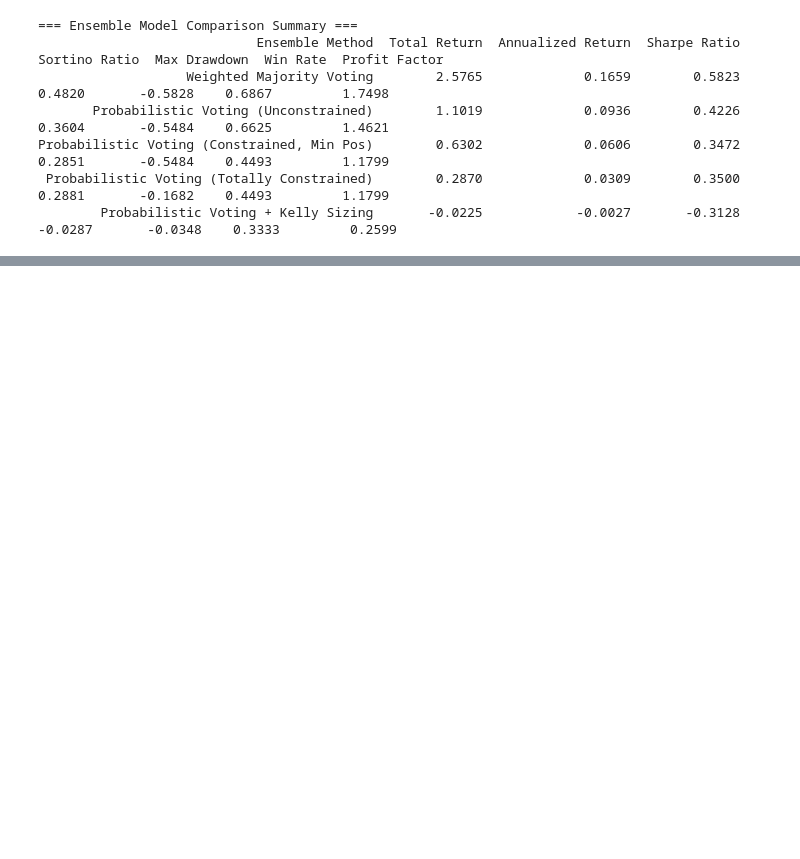
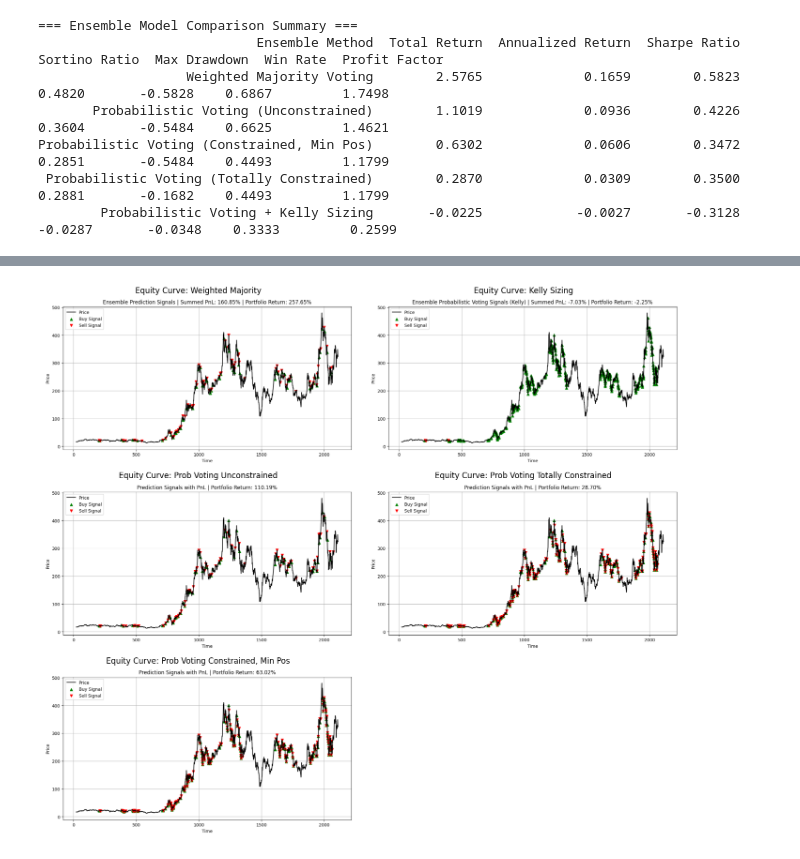
Before and after one commit to Stef-creator/chromo-ensemble-trading-strategies, a Jupyter notebook: notebook.ipynb, the cells around one changed output, grey strips where cells are left out. Drawn from its saved outputs; the diff is of its cells as text; code cells hidden in the pictures; blank space fills up the shorter version.

```diff
--- a/notebook.ipynb
+++ b/notebook.ipynb
@@ -652,0 +650,36 @@ This research pipeline lays the foundation for deploying robust, interpretable,
+# %%
+weighted = mpimg.imread('plots/ensemble_weighted_voting_prediction_signals.png')
+unconstrained = mpimg.imread('plots/ensemble_probabilistic_voting_signals_positionsize_1_sl_1.png')
+totally_constrained = mpimg.imread('plots/ensemble_probabilistic_voting_signals_positionsize_0.25_sl_0.03.png')
+kelly = mpimg.imread('plots/ensemble_probabilistic_voting_signals_kelly.png')
+constrained_min_pos = mpimg.imread('plots/ensemble_probabilistic_voting_signals_positionsize_1_sl_0.03.png')
+
+fig, axs = plt.subplots(3, 2, figsize=(14, 12))
+
+axs[0, 0].imshow(weighted)
+axs[0, 0].set_title('Equity Curve: Weighted Majority')
+axs[0, 0].axis('off')
+
+axs[0, 1].imshow(kelly)
+axs[0, 1].set_title('Equity Curve: Kelly Sizing')
+axs[0, 1].axis('off')
+
+axs[1, 0].imshow(unconstrained)
+axs[1, 0].set_title('Equity Curve: Prob Voting Unconstrained')
+axs[1, 0].axis('off')
+
+axs[1, 1].imshow(totally_constrained)
+axs[1, 1].set_title('Equity Curve: Prob Voting Totally Constrained')
+axs[1, 1].axis('off')
+
+axs[2, 0].imshow(constrained_min_pos)
+axs[2, 0].set_title('Equity Curve: Prob Voting Constrained, Min Pos')
+axs[2, 0].axis('off')
+
+# Optionally, hide the unused subplot (bottom right)
+axs[2, 1].axis('off')
+
+plt.tight_layout()
+plt.show()
+# %% [output]
+[figure, added]
```
Also changed, not shown: parts of 15 cells of this notebook, 2 other files.
